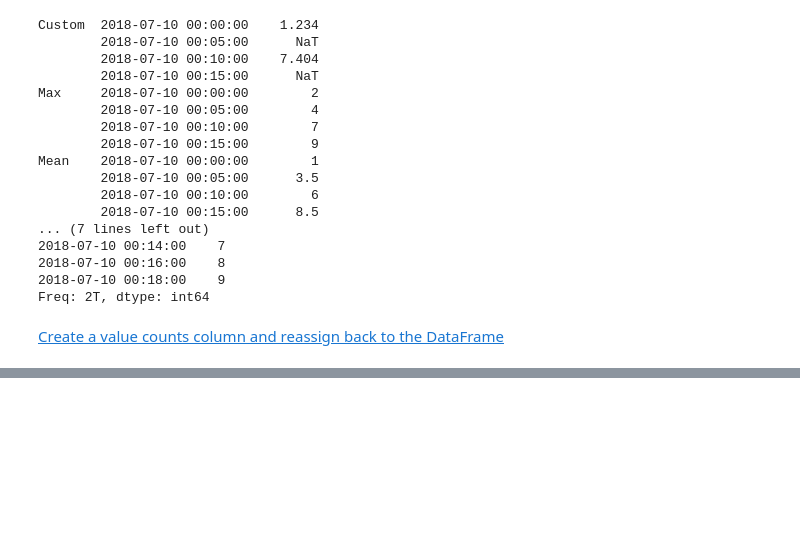
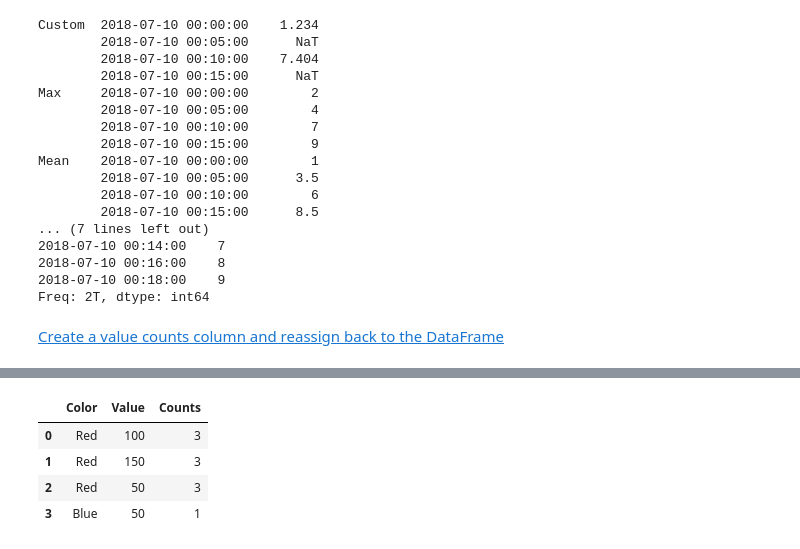
Before and after one commit to bgroveben/python3_machine_learning_projects, a Jupyter notebook: learn_kaggle/pandas/pandas_cookbook.ipynb, the cells around one changed output, grey strips where cells are left out. Cells and saved outputs as stored; diff of their text form; code cells hidden in the pictures; blank space fills up the shorter version.

```diff
--- a/learn_kaggle/pandas/pandas_cookbook.ipynb
+++ b/learn_kaggle/pandas/pandas_cookbook.ipynb
@@ -1030,3 +1030,7 @@ Mean    2018-07-10 00:00:00        1
 Freq: 2T, dtype: int64
 # %% [markdown]
 [Create a value counts column and reassign back to the DataFrame](https://stackoverflow.com/questions/17666075/python-pandas-groupby-result/17666287#17666287)
+# %%
+df = pd.DataFrame({'Color' : 'Red Red Red Blue'.split(),
+                  'Value' : [100, 150, 50, 50]})
+df
@@ -1032,0 +1043,8 @@ Freq: 2T, dtype: int64
+# %%
+df['Counts'] = df.groupby(['Color']).transform(len); df
+# %% [output]
+|  | Color | Value | Counts |
+| 0 | Red | 100 | 3 |
+| 1 | Red | 150 | 3 |
+| 2 | Red | 50 | 3 |
+| 3 | Blue | 50 | 1 |
```
Also changed, not shown: parts of 13 cells of this notebook, 1 other file.
